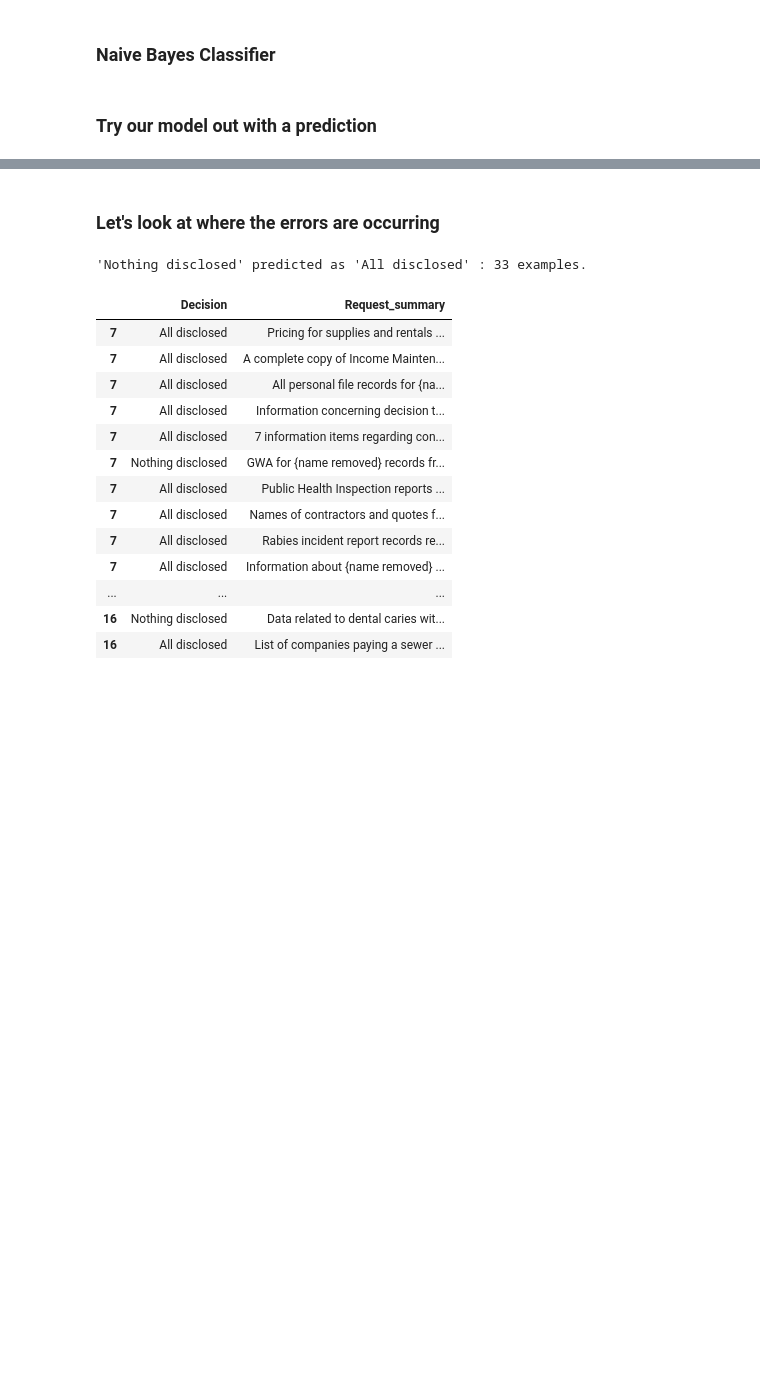
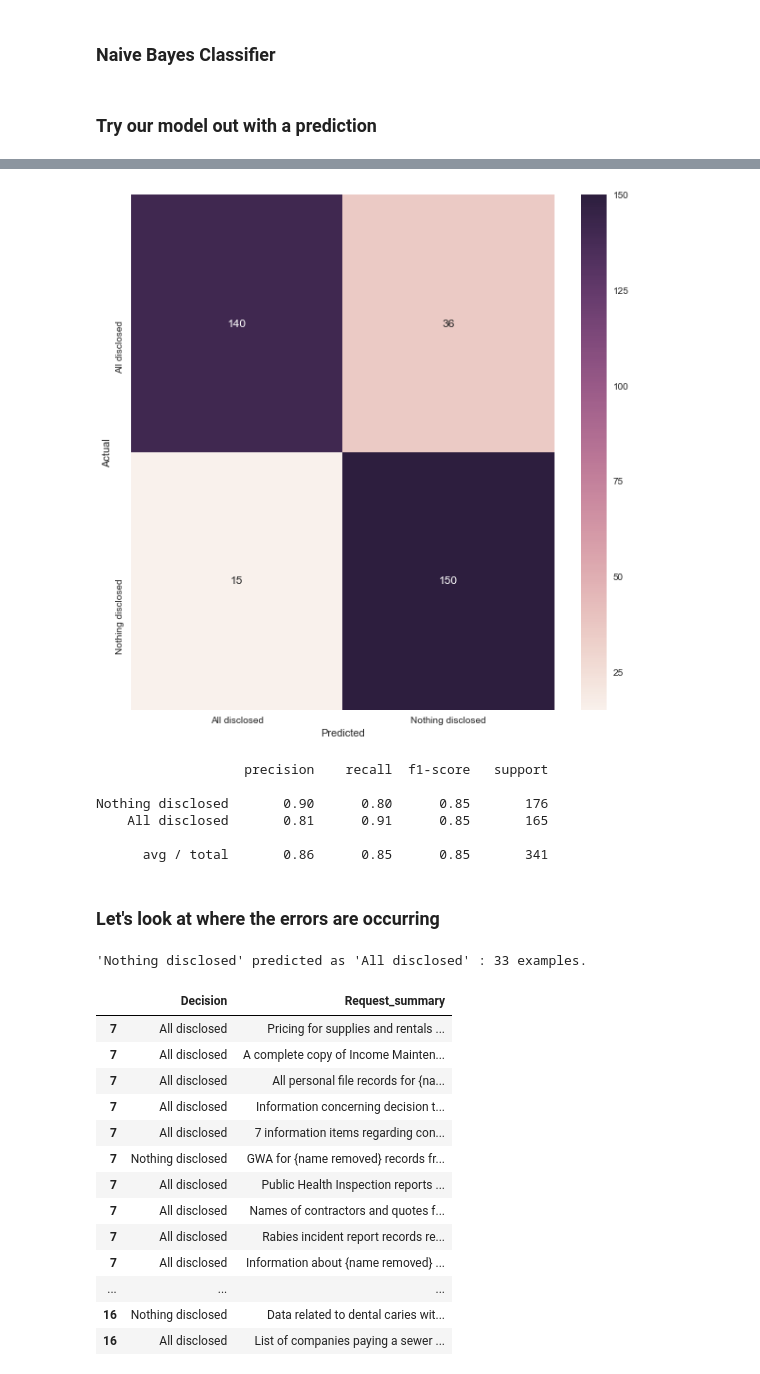
Before and after one commit to scjones5/foi-kw, a Jupyter notebook: Scott_FOI.ipynb, the cells around one changed output, grey strips where cells are left out. Cells and saved outputs as stored; diff of their text form; code cells hidden in the pictures; blank space fills up the shorter version.

```diff
--- a/Scott_FOI.ipynb
+++ b/Scott_FOI.ipynb
@@ -480,3 +497,33 @@ Nothing disclosed       0.49      0.47      0.48        62
+# %%
+model = LinearSVC()#class_weight='balanced')
+
+X_train, X_test, y_train, y_test, indices_train, indices_test = train_test_split(features,
+                                                        labels, allDf_upsampled.index, test_size=0.33, random_state=0)
+model.fit(X_train, y_train)
+y_pred = model.predict(X_test)
+
+from sklearn.metrics import confusion_matrix
+
+conf_mat = confusion_matrix(y_test, y_pred)
+fig, ax = plt.subplots(figsize=(10,10))
+sns.heatmap(conf_mat, annot=True, fmt='d',
+           xticklabels=category_id_df.Decision.values,
+           yticklabels=category_id_df.Decision.values)
+plt.ylabel('Actual')
+plt.xlabel('Predicted')
+plt.show()
+
+from sklearn import metrics
+print(metrics.classification_report(y_test, y_pred,
+                                   target_names=allDf_upsampled['Decision'].unique()))
+# %% [output]
+[figure, added]
+                   precision    recall  f1-score   support
+
+Nothing disclosed       0.90      0.80      0.85       176
+    All disclosed       0.81      0.91      0.85       165
+
+      avg / total       0.86      0.85      0.85       341
 # %% [markdown]
 ### Let's look at where the errors are occurring
 # %%
```
Also changed, not shown: parts of 15 cells of this notebook.
